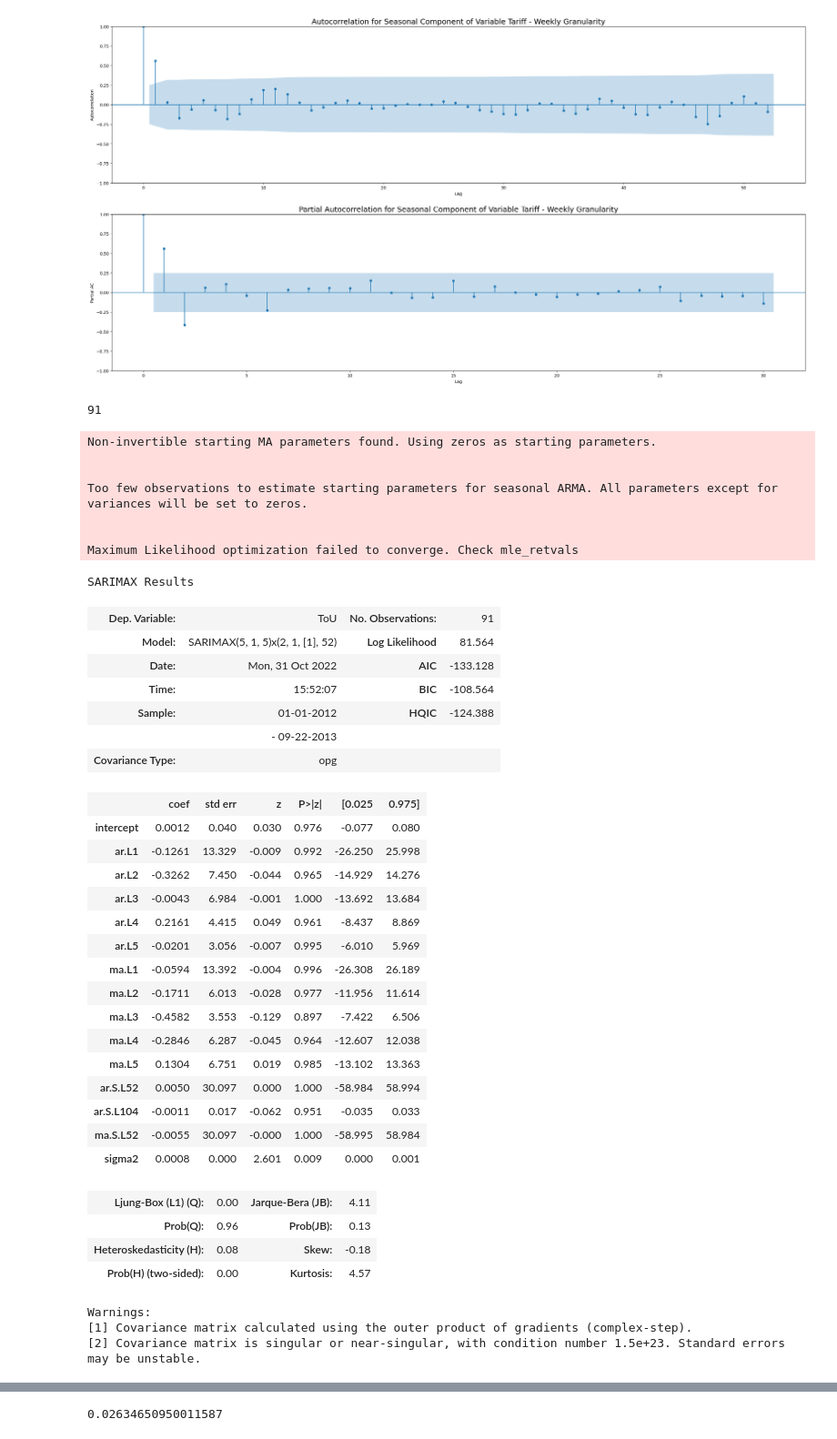
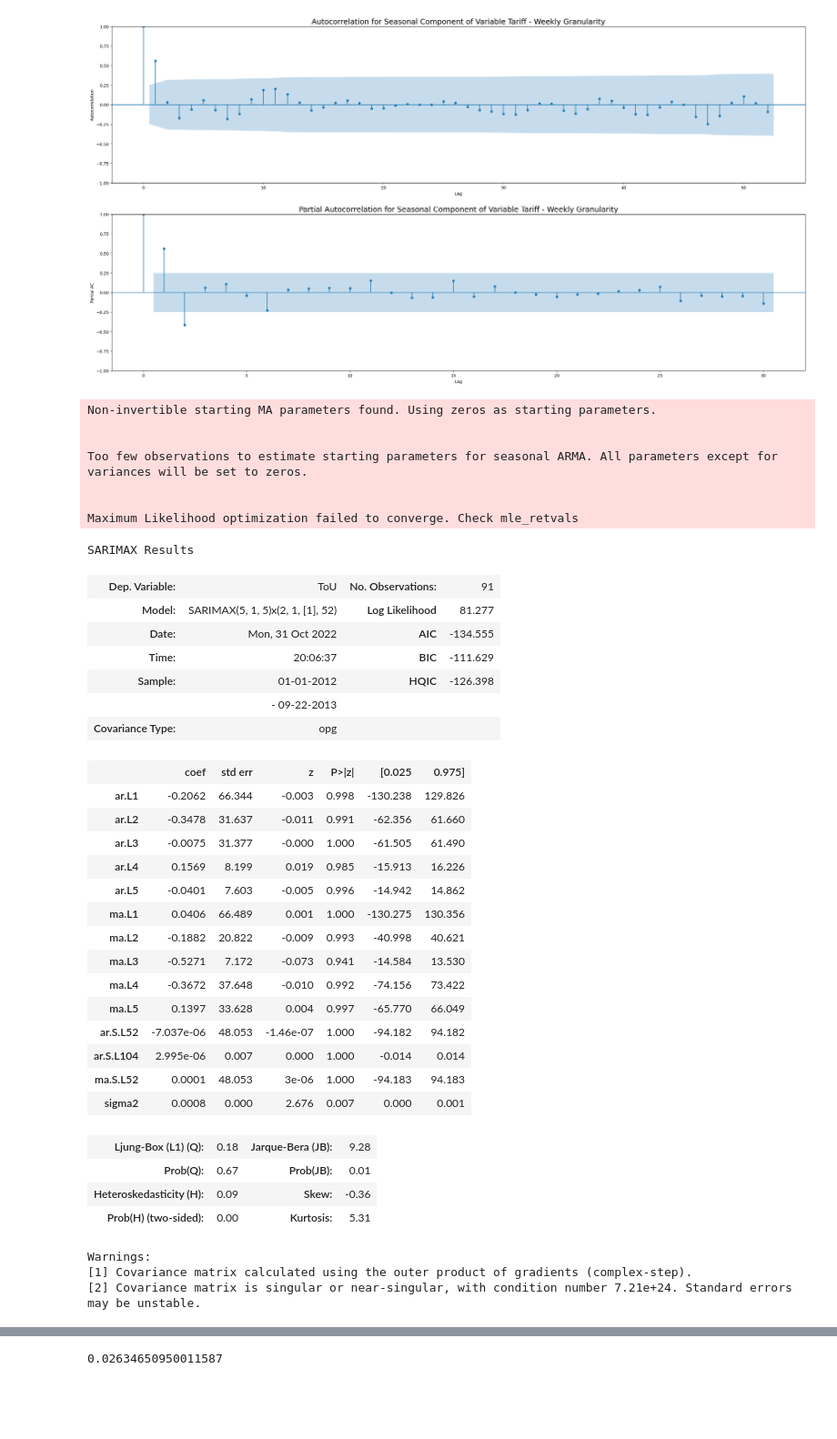
Before and after one commit to trihaovan/smart_meter_prediction, a Jupyter notebook: SARIMA.ipynb, the cells around one changed output, grey strips where cells are left out. Shown: that part at 91% size. Drawn from its saved outputs; the diff is of its cells as text; code cells hidden in the pictures; blank space fills up the shorter version.

```diff
--- a/SARIMA.ipynb
+++ b/SARIMA.ipynb
@@ -224,51 +233,46 @@ ToU_train = wks_df['ToU'].loc[wks_df.index < ToU_test.index[0]]
-# %%
-ToU_train.count()
-# %% [output]
-91
 # %%
 from statsmodels.tsa.statespace.sarimax import SARIMAX
 
-SARIMA_ToU = SARIMAX(ToU_train, order=(5, 1, 5), seasonal_order = (2,1,1,52), trend="c")
+SARIMA_ToU = SARIMAX(ToU_train, order=(5, 1, 5), seasonal_order = (2,1,1,52)) # why does no trend make it better?
 SARIMA_ToU = SARIMA_ToU.fit()
 
 SARIMA_ToU.summary()
 # %% [output]
 Non-invertible starting MA parameters found. Using zeros as starting parameters.
 
 
 Too few observations to estimate starting parameters for seasonal ARMA. All parameters except for variances will be set to zeros.
 
 
 Maximum Likelihood optimization failed to converge. Check mle_retvals
 SARIMAX Results
 | Dep. Variable: | ToU | No. Observations: | 91 |
-| Model: | SARIMAX(5, 1, 5)x(2, 1, [1], 52) | Log Likelihood | 81.564 |
-| Date: | Mon, 31 Oct 2022 | AIC | -133.128 |
-| Time: | 15:52:07 | BIC | -108.564 |
-| Sample: | 01-01-2012 | HQIC | -124.388 |
+| Model: | SARIMAX(5, 1, 5)x(2, 1, [1], 52) | Log Likelihood | 81.277 |
+| Date: | Mon, 31 Oct 2022 | AIC | -134.555 |
+| Time: | 20:06:37 | BIC | -111.629 |
+| Sample: | 01-01-2012 | HQIC | -126.398 |
 |  | - 09-22-2013 |  |  |
 | Covariance Type: | opg |  |  |
 |  | coef | std err | z | P>|z| | [0.025 | 0.975] |
-| intercept | 0.0012 | 0.040 | 0.030 | 0.976 | -0.077 | 0.080 |
-| ar.L1 | -0.1261 | 13.329 | -0.009 | 0.992 | -26.250 | 25.998 |
-| ar.L2 | -0.3262 | 7.450 | -0.044 | 0.965 | -14.929 | 14.276 |
-| ar.L3 | -0.0043 | 6.984 | -0.001 | 1.000 | -13.692 | 13.684 |
-| ar.L4 | 0.2161 | 4.415 | 0.049 | 0.961 | -8.437 | 8.869 |
-| ar.L5 | -0.0201 | 3.056 | -0.007 | 0.995 | -6.010 | 5.969 |
-| ma.L1 | -0.0594 | 13.392 | -0.004 | 0.996 | -26.308 | 26.189 |
-| ma.L2 | -0.1711 | 6.013 | -0.028 | 0.977 | -11.956 | 11.614 |
-| ma.L3 | -0.4582 | 3.553 | -0.129 | 0.897 | -7.422 | 6.506 |
-| ma.L4 | -0.2846 | 6.287 | -0.045 | 0.964 | -12.607 | 12.038 |
-| ma.L5 | 0.1304 | 6.751 | 0.019 | 0.985 | -13.102 | 13.363 |
-| ar.S.L52 | 0.0050 | 30.097 | 0.000 | 1.000 | -58.984 | 58.994 |
-| ar.S.L104 | -0.0011 | 0.017 | -0.062 | 0.951 | -0.035 | 0.033 |
-| ma.S.L52 | -0.0055 | 30.097 | -0.000 | 1.000 | -58.995 | 58.984 |
-| sigma2 | 0.0008 | 0.000 | 2.601 | 0.009 | 0.000 | 0.001 |
+| ar.L1 | -0.2062 | 66.344 | -0.003 | 0.998 | -130.238 | 129.826 |
+| ar.L2 | -0.3478 | 31.637 | -0.011 | 0.991 | -62.356 | 61.660 |
+| ar.L3 | -0.0075 | 31.377 | -0.000 | 1.000 | -61.505 | 61.490 |
+| ar.L4 | 0.1569 | 8.199 | 0.019 | 0.985 | -15.913 | 16.226 |
+| ar.L5 | -0.0401 | 7.603 | -0.005 | 0.996 | -14.942 | 14.862 |
+| ma.L1 | 0.0406 | 66.489 | 0.001 | 1.000 | -130.275 | 130.356 |
+| ma.L2 | -0.1882 | 20.822 | -0.009 | 0.993 | -40.998 | 40.621 |
+| ma.L3 | -0.5271 | 7.172 | -0.073 | 0.941 | -14.584 | 13.530 |
+| ma.L4 | -0.3672 | 37.648 | -0.010 | 0.992 | -74.156 | 73.422 |
+| ma.L5 | 0.1397 | 33.628 | 0.004 | 0.997 | -65.770 | 66.049 |
+| ar.S.L52 | -7.037e-06 | 48.053 | -1.46e-07 | 1.000 | -94.182 | 94.182 |
+| ar.S.L104 | 2.995e-06 | 0.007 | 0.000 | 1.000 | -0.014 | 0.014 |
+| ma.S.L52 | 0.0001 | 48.053 | 3e-06 | 1.000 | -94.183 | 94.183 |
+| sigma2 | 0.0008 | 0.000 | 2.676 | 0.007 | 0.000 | 0.001 |
-| Ljung-Box (L1) (Q): | 0.00 | Jarque-Bera (JB): | 4.11 |
-| Prob(Q): | 0.96 | Prob(JB): | 0.13 |
-| Heteroskedasticity (H): | 0.08 | Skew: | -0.18 |
-| Prob(H) (two-sided): | 0.00 | Kurtosis: | 4.57 |
+| Ljung-Box (L1) (Q): | 0.18 | Jarque-Bera (JB): | 9.28 |
+| Prob(Q): | 0.67 | Prob(JB): | 0.01 |
+| Heteroskedasticity (H): | 0.09 | Skew: | -0.36 |
+| Prob(H) (two-sided): | 0.00 | Kurtosis: | 5.31 |
 Warnings:
 [1] Covariance matrix calculated using the outer product of gradients (complex-step).
-[2] Covariance matrix is singular or near-singular, with condition number 1.5e+23. Standard errors may be unstable.
+[2] Covariance matrix is singular or near-singular, with condition number 7.21e+24. Standard errors may be unstable.
 # %%
```
Also changed, not shown: parts of 14 cells of this notebook, 3 other files.
